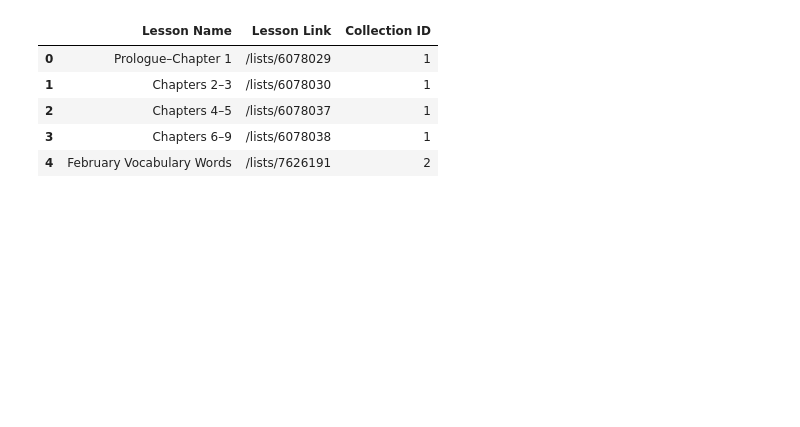
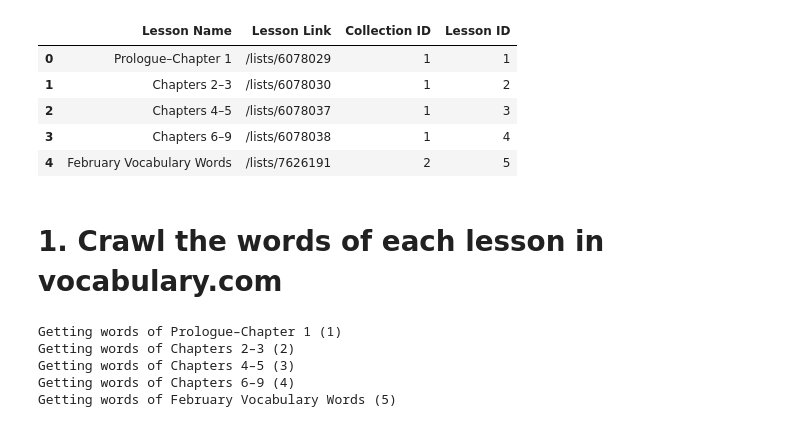
Before and after one commit to TienZe/Toeic-Crawler, a Jupyter notebook: Voca/Word/main.ipynb, the cells around one changed output. Drawn from its saved outputs; the diff is of its cells as text; code cells hidden in the pictures; blank space fills up the shorter version.

Commit message:
Crawl raw words of all lessons

```diff
--- a/Voca/Word/main.ipynb
+++ b/Voca/Word/main.ipynb
@@ -5,10 +6,21 @@ import pandas as pd
 # %%
-lesson_df = pd.read_csv('../Lesson/lessons.csv')
+lesson_df = pd.read_csv('../Lesson/lessons_with_id.csv')
 lesson_df.head()
 # %% [output]
-|  | Lesson Name | Lesson Link | Collection ID |
-| 0 | Prologue–Chapter 1 | /lists/6078029 | 1 |
-| 1 | Chapters 2–3 | /lists/6078030 | 1 |
-| 2 | Chapters 4–5 | /lists/6078037 | 1 |
-| 3 | Chapters 6–9 | /lists/6078038 | 1 |
-| 4 | February Vocabulary Words | /lists/7626191 | 2 |
+|  | Lesson Name | Lesson Link | Collection ID | Lesson ID |
+| 0 | Prologue–Chapter 1 | /lists/6078029 | 1 | 1 |
+| 1 | Chapters 2–3 | /lists/6078030 | 1 | 2 |
+| 2 | Chapters 4–5 | /lists/6078037 | 1 | 3 |
+| 3 | Chapters 6–9 | /lists/6078038 | 1 | 4 |
+| 4 | February Vocabulary Words | /lists/7626191 | 2 | 5 |
+# %% [markdown]
+# 1. Crawl the words of each lesson in vocabulary.com
+# %%
+lesson_chunk_example = lesson_df.iloc[0:5]
+get_and_save_words_of_lesson(lesson_chunk_example, "test_chunks/chunk_1.csv")
+# %% [output]
+Getting words of Prologue–Chapter 1 (1)
+Getting words of Chapters 2–3 (2)
+Getting words of Chapters 4–5 (3)
+Getting words of Chapters 6–9 (4)
+Getting words of February Vocabulary Words (5)
```
Also changed, not shown: parts of 31 cells of this notebook, 33 other files.
